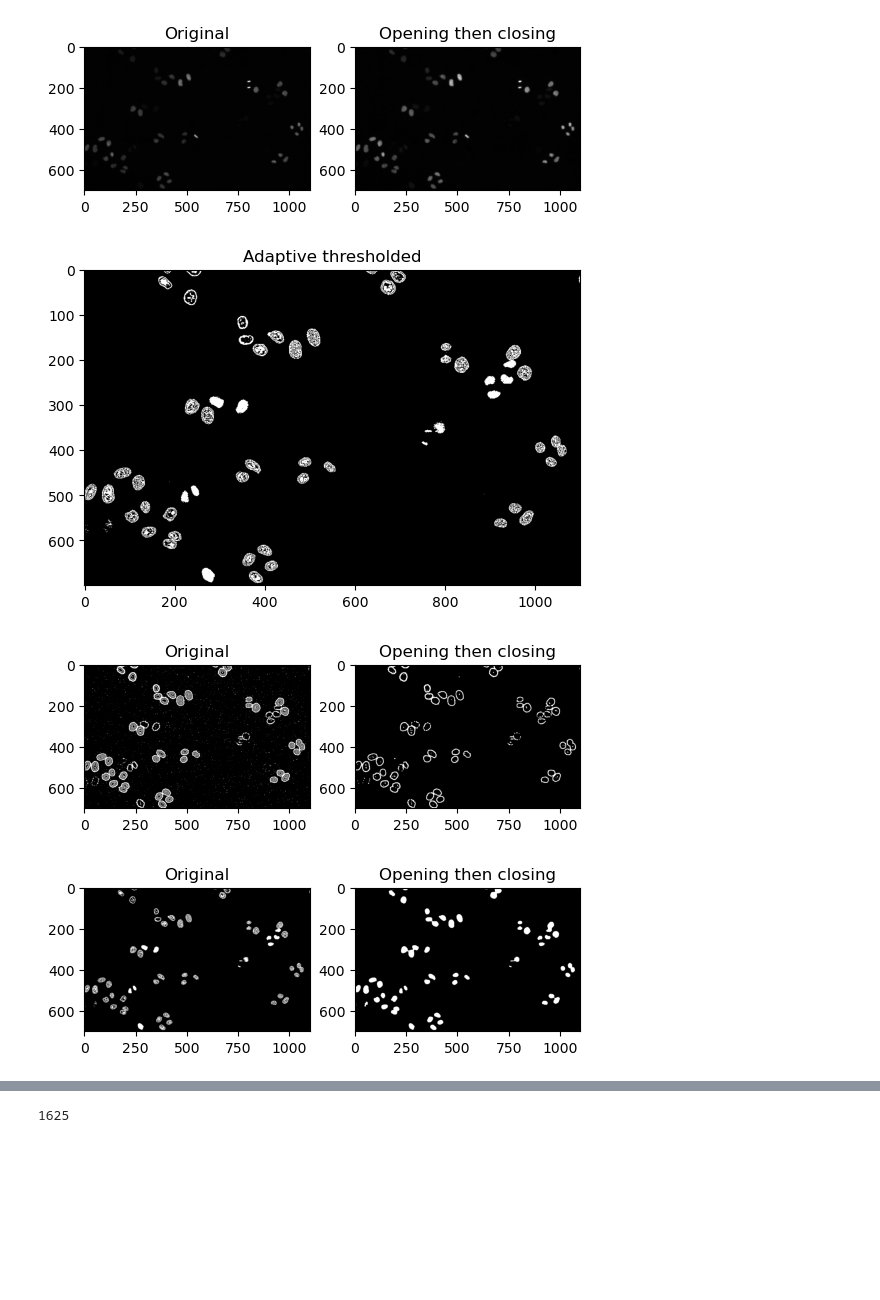
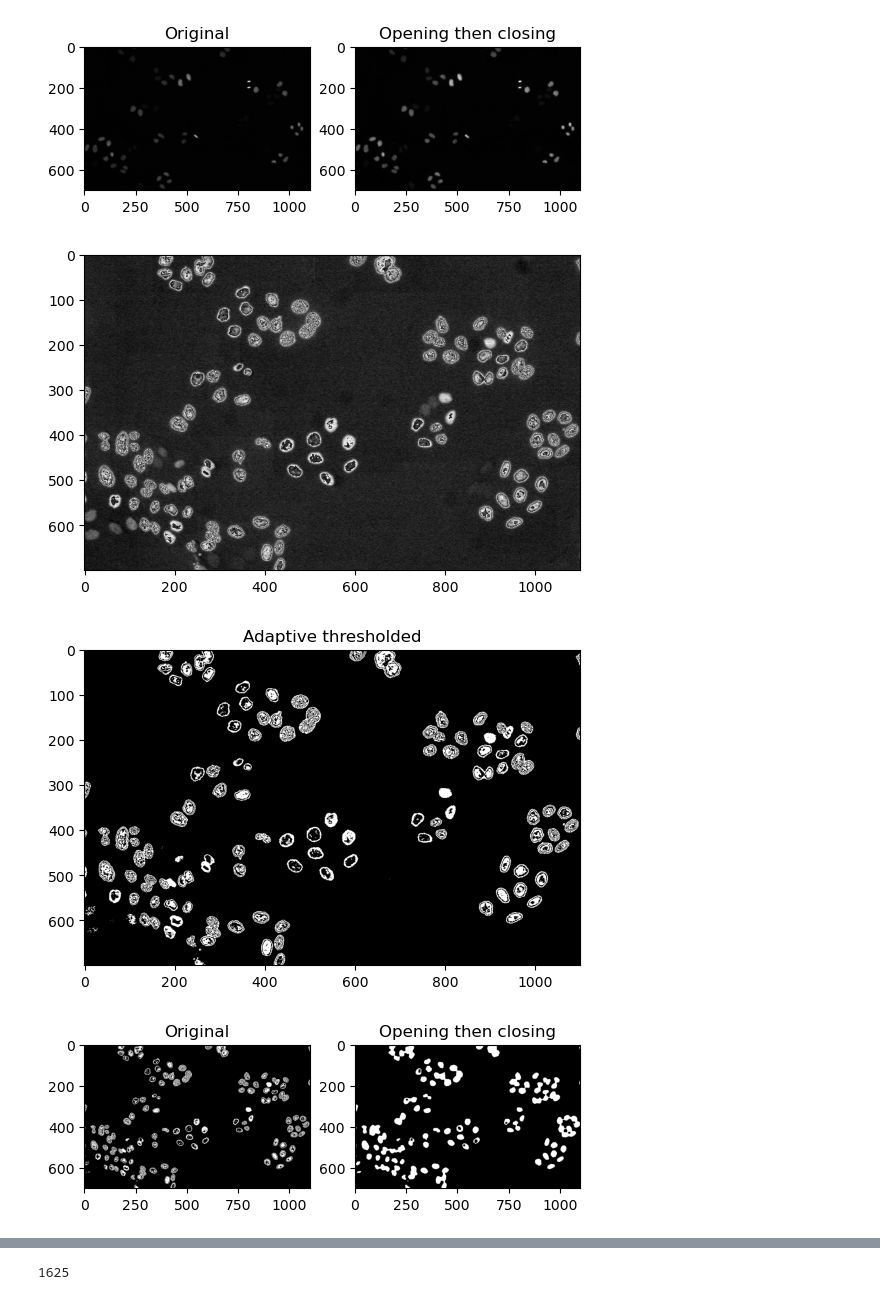
Before and after one commit to dandruffneil/COMP9517-Microscopy-Project, a Jupyter notebook: Project.ipynb, the cells around one changed output, grey strips where cells are left out. Saved outputs shown, nothing was run; the diff lists cells and outputs as text; code cells hidden in the pictures; blank space fills up the shorter version.

```diff
--- a/Project.ipynb
+++ b/Project.ipynb
@@ -26,7 +26,7 @@ n_images = len(os.listdir(IMAGE_FOLDER))
 
 #     plt.imshow(img)
 #     i += 1
-image_path = os.path.join(IMAGE_FOLDER, os.listdir(IMAGE_FOLDER)[13])
+image_path = os.path.join(IMAGE_FOLDER, os.listdir(IMAGE_FOLDER)[74])
 print(image_path)
 img = cv2.imread(image_path, -1)
 plt.imshow(img, 'gray')
@@ -132,27 +132,16 @@ img_output = img4.copy()
 [figure]
 # %%
 img_test = img_output.astype('uint8')
+plt.imshow(img_test, 'gray')
+plt.show()
 # img_th = cv2.adaptiveThreshold(img_test, 255, cv2.ADAPTIVE_THRESH_MEAN_C, cv2.THRESH_BINARY_INV, 5, 2)
 _, img_th = cv2.threshold(img_test, 240, 255, cv2.THRESH_BINARY + cv2.THRESH_OTSU)
 
 plt.imshow(img_th, 'gray'), plt.title('Adaptive thresholded')
 plt.show()
 # %% [output]
-[figure, old version]
+[figure, new version]
+[figure, added]
-# %%
-# Open then close operation
-img_test = img_th.copy()
-
-kernel = np.ones((3,3),np.uint16)
-img1 = cv2.erode(img_test, kernel, iterations=1)
-img2 = cv2.dilate(img1, kernel, iterations=1)
-# img3 = cv2.dilate(img2, kernel, iterations=2)
-# img4 = cv2.erode(img3, kernel, iterations=2)
-plt.subplot(1,2,1),plt.imshow(img_test, 'gray'), plt.title('Original')
-plt.subplot(1,2,2),plt.imshow(img2, 'gray'), plt.title('Opening then closing')
-plt.show()
-# %% [output]
-[figure, removed]
 # %%
 # Open then close operation
 img_test = img_th.copy()
@@ -171,7 +160,7 @@ plt.show()
 
 img_output = img6.copy()
 # %% [output]
-[figure, old version]
+[figure, new version]
 # %%
 # Watershed implementation
 img_test = img_output.copy()
```
Also changed, not shown: parts of 5 cells of this notebook, 1 other file.
